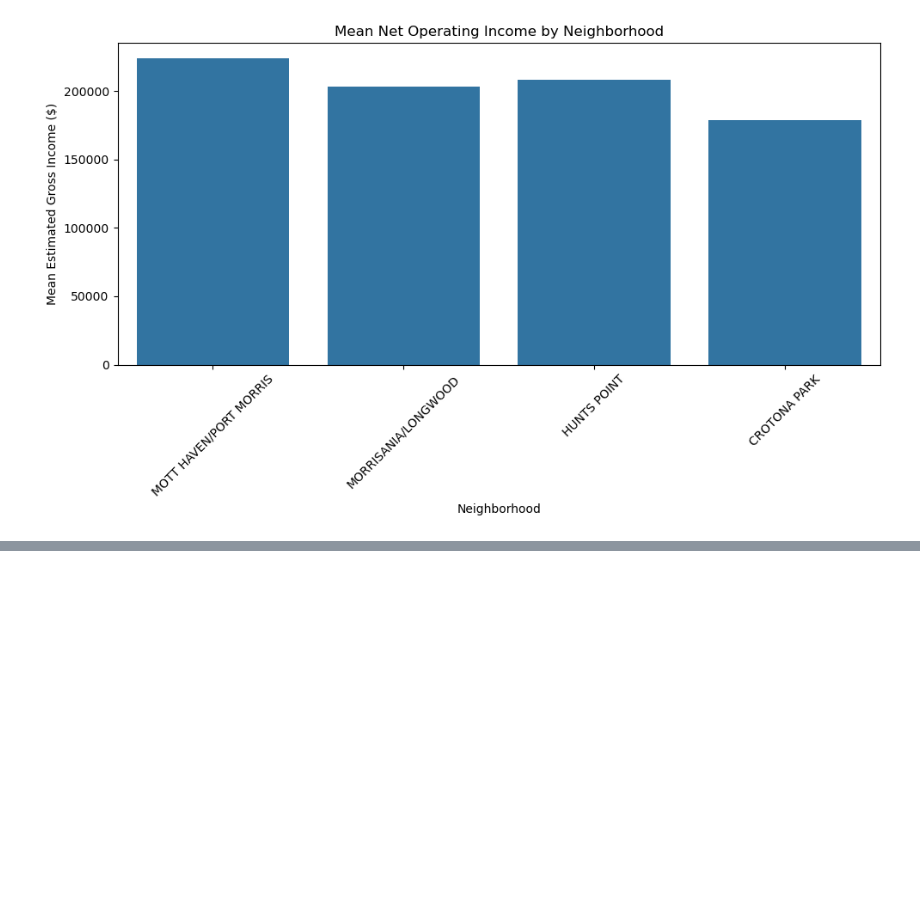
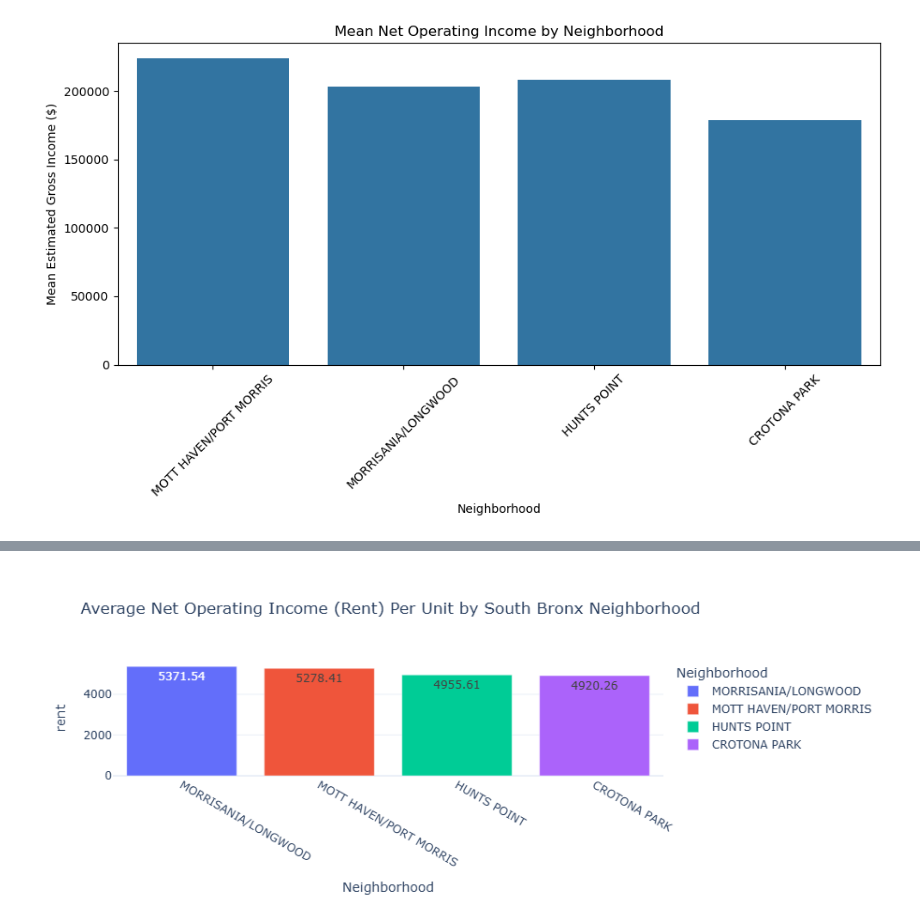
Before and after one commit to nicholas1304-dotcom/Data-for-a-better-NYC, a Jupyter notebook: Rental_income.ipynb, the cells around one changed output, grey strips where cells are left out. Cells and saved outputs as stored; diff of their text form; code cells hidden in the pictures; blank space fills up the shorter version.

Commit message:
added more charts

```diff
--- a/Rental_income.ipynb
+++ b/Rental_income.ipynb
@@ -241,3 +241,12 @@ plt.tight_layout()
 plt.show()
 # %% [output]
 [figure]
+# %%
+
+filtered_neighborhoods['Total Units'] = pd.to_numeric(filtered_neighborhoods['Total Units'])
+
+filtered_neighborhoods['rent'] = filtered_neighborhoods['Net Operating Income'] / filtered_neighborhoods['Total Units']
+
+print(filtered_neighborhoods[['Neighborhood', 'Net Operating Income', 'Total Units', 'rent']].head())
+
+filtered_neighborhoods
@@ -243,0 +273,9 @@ plt.show()
+# %%
+neighborhood_rent_means = (
+    filtered_neighborhoods
+    .groupby('Neighborhood')['rent']
+    .mean()
+    .reset_index()
+    .sort_values(by='rent', ascending=False)
+)
+neighborhood_rent_means
@@ -243,0 +288,17 @@ plt.show()
+# %%
+fig = px.bar(
+    neighborhood_rent_means,
+    x='Neighborhood',
+    y='rent',
+    title='Average Net Operating Income (Rent) Per Unit by South Bronx Neighborhood',
+    labels={
+        'Neighborhood': 'Neighborhood',
+        'Average_Rent': 'Average Annual Rent Per Unit ($)'
+    },
+    text_auto='.2f',
+    color='Neighborhood',
+    template='plotly_white'
+)
+fig.show()
+# %% [output]
+[figure, added]
```
Also changed, not shown: parts of 2 cells of this notebook, 1 other file.
